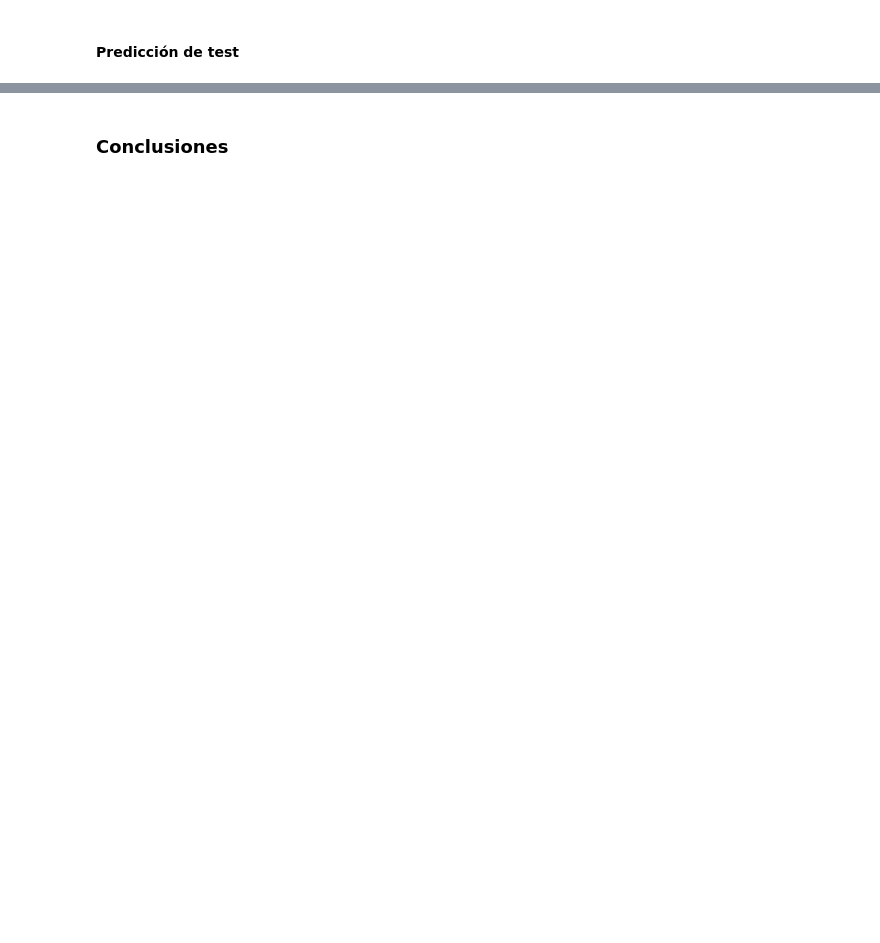
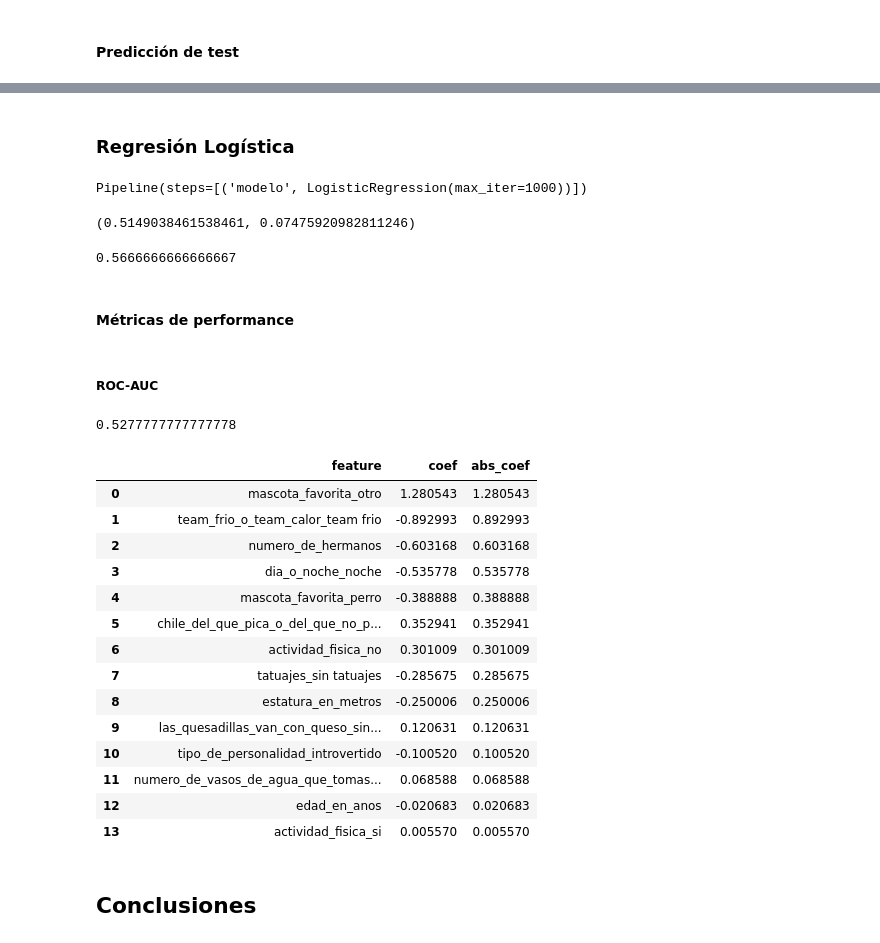
Before and after one commit to cuauhtemocbe/Diplomado-Ciencia-Datos, a Jupyter notebook: notebooks/5-Regresiones.ipynb, the cells around one changed output, grey strips where cells are left out. Saved outputs shown, nothing was run; the diff lists cells and outputs as text; code cells hidden in the pictures; blank space fills up the shorter version.

```diff
--- a/notebooks/5-Regresiones.ipynb
+++ b/notebooks/5-Regresiones.ipynb
@@ -428,3 +450,78 @@ df_res.sort_values(by="weight", ascending=False)
+# %% [markdown]
+### Regresión Logística
+# %%
+label_encoder = LabelEncoder()
+processed_df['color_primario_favorito_encoded'] = label_encoder.fit_transform(processed_df['color_primario_favorito'])
+# %%
+subset = [
+    "edad_en_anos",
+    "estatura_en_metros",
+    "numero_de_vasos_de_agua_que_tomas_al_dia",
+    "numero_de_hermanos",
+    "tipo_de_personalidad_introvertido",
+    "dia_o_noche_noche",
+    "actividad_fisica_no",
+    "actividad_fisica_si",
+    "mascota_favorita_otro",
+    "mascota_favorita_perro",
+    "chile_del_que_pica_o_del_que_no_pica_del que pica",
+    "las_quesadillas_van_con_queso_sin queso",
+    "team_frio_o_team_calor_team frio",
+    "tatuajes_sin tatuajes"
+]
+
+X = processed_df[subset]
+y = processed_df["color_primario_favorito_encoded"]
+# %%
+X_train, X_test, y_train, y_test = train_test_split(X, y)
+# %%
+pipe = Pipeline([("modelo", LogisticRegression(max_iter=1_000))])
+pipe.fit(X_train, y_train)
+# %% [output]
+Pipeline(steps=[('modelo', LogisticRegression(max_iter=1000))])
+# %%
+ls_scores = cross_val_score(X=X_train, y=y_train, cv=4, n_jobs=-1, estimator=pipe, scoring="roc_auc")
+ls_scores.mean(), ls_scores.std()
+# %% [output]
+(0.5149038461538461, 0.07475920982811246)
+# %%
+pipe.score(X_test, y_test)
+# %% [output]
+0.5666666666666667
+# %% [markdown]
+#### Métricas de performance
+# %% [markdown]
+##### ROC-AUC
+# %%
+roc_auc_score(y_score=pipe.predict(X_test), y_true=y_test)
+# %% [output]
+0.5277777777777778
+# %%
+data = zip(X_train.columns, pipe[-1].coef_[0])
+coef_df = pd.DataFrame(data, columns=["feature", "coef"])
+coef_df["abs_coef"] = coef_df["coef"].abs()
+
+coef_df = (coef_df.sort_values(by="abs_coef", ascending=False)
+    .reset_index(drop=True)
+)
+
+coef_df
+# %% [output]
+|  | feature | coef | abs_coef |
+| 0 | mascota_favorita_otro | 1.280543 | 1.280543 |
+| 1 | team_frio_o_team_calor_team frio | -0.892993 | 0.892993 |
+| 2 | numero_de_hermanos | -0.603168 | 0.603168 |
+| 3 | dia_o_noche_noche | -0.535778 | 0.535778 |
+| 4 | mascota_favorita_perro | -0.388888 | 0.388888 |
+| 5 | chile_del_que_pica_o_del_que_no_p... | 0.352941 | 0.352941 |
+| 6 | actividad_fisica_no | 0.301009 | 0.301009 |
+| 7 | tatuajes_sin tatuajes | -0.285675 | 0.285675 |
+| 8 | estatura_en_metros | -0.250006 | 0.250006 |
+| 9 | las_quesadillas_van_con_queso_sin... | 0.120631 | 0.120631 |
+| 10 | tipo_de_personalidad_introvertido | -0.100520 | 0.100520 |
+| 11 | numero_de_vasos_de_agua_que_tomas... | 0.068588 | 0.068588 |
+| 12 | edad_en_anos | -0.020683 | 0.020683 |
+| 13 | actividad_fisica_si | 0.005570 | 0.005570 |
 # %% [markdown]
-### Conclusiones
+## Conclusiones
 # %% [markdown]
```
Also changed, not shown: parts of 33 cells of this notebook.
